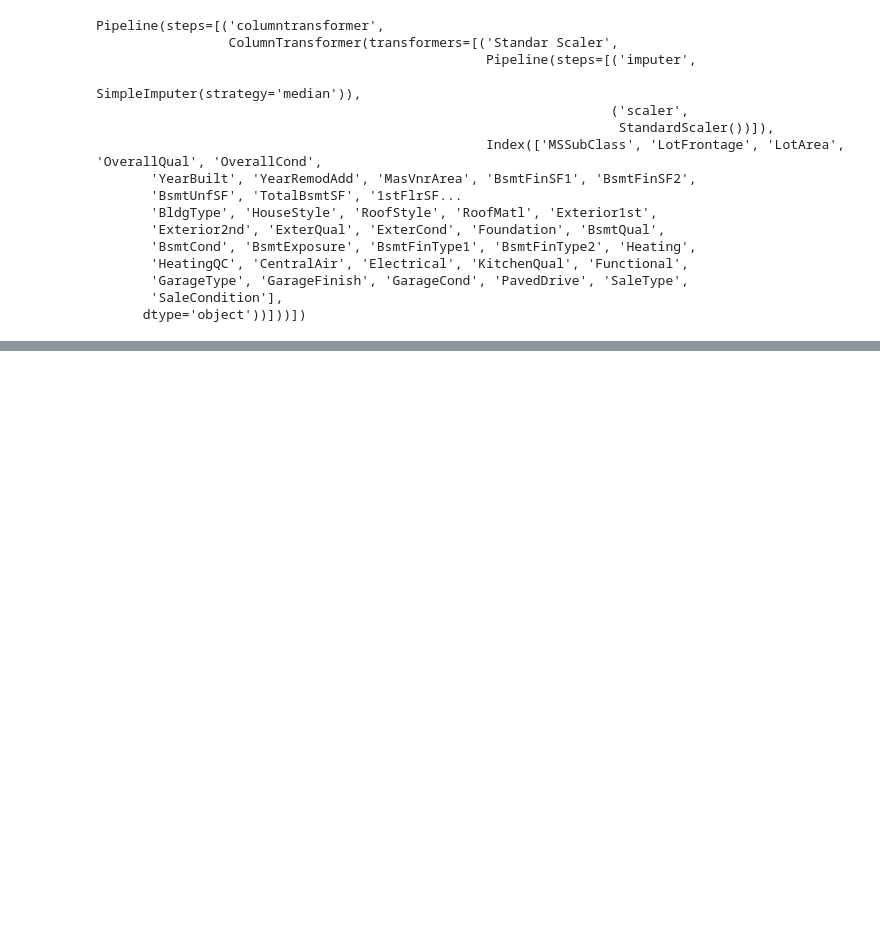
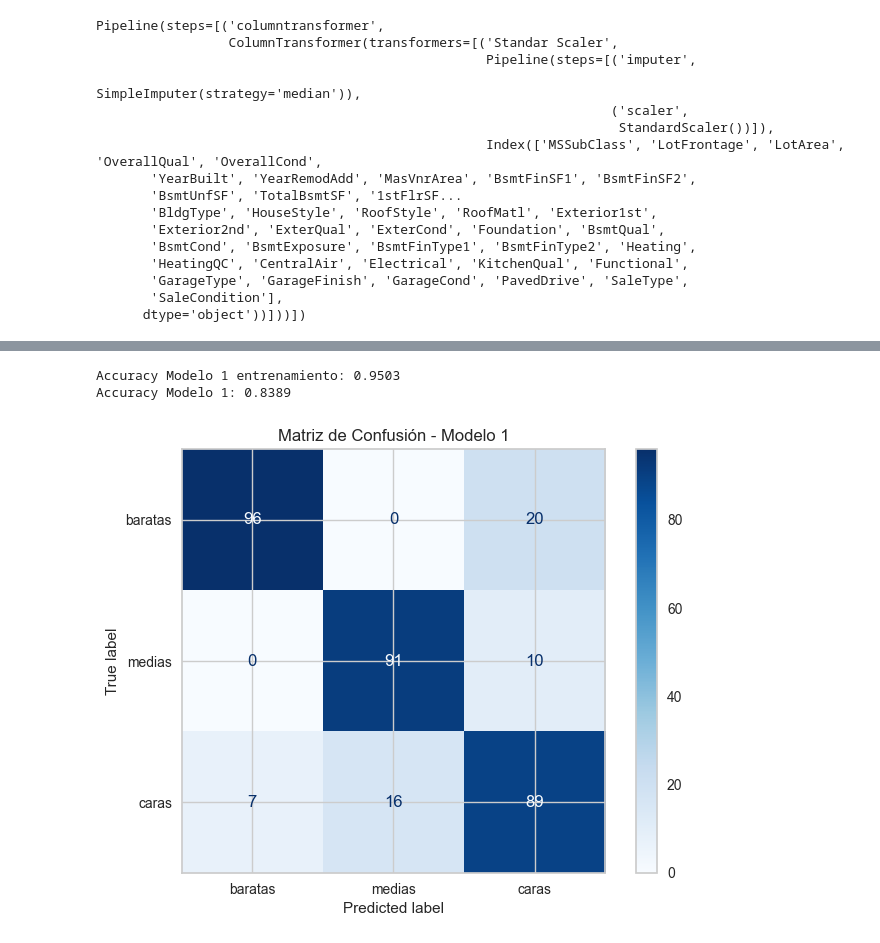
Before and after one commit to DanielRasho/MD-Proyecto2, a Jupyter notebook: RNA.ipynb, the cells around one changed output, grey strips where cells are left out. Saved outputs shown, nothing was run; the diff lists cells and outputs as text; code cells hidden in the pictures; blank space fills up the shorter version.

```diff
--- a/RNA.ipynb
+++ b/RNA.ipynb
@@ -329,0 +353,19 @@ plt.show()
+# %%
+mlp_pipeline_1 = Pipeline(steps=[
+    ("preprocessor", preprocessor),
+    ("classifier", MLPClassifier(activation="logistic", random_state=42, verbose=True))
+])
+
+param_grid_mejorado = {
+    'classifier__hidden_layer_sizes': [(5,), (6,), (5, 2)],
+    'classifier__learning_rate_init': [0.001, 0.005, 0.01],
+    'classifier__alpha': [0.0001, 0.001, 0.01],
+    'classifier__max_iter': [300, 500]
+}
+
+
+
+mlp_model_1 = GridSearchCV(mlp_pipeline_1, param_grid_mejorado, cv=5, scoring="accuracy", n_jobs=-1)
+mlp_model_1.fit(data_train, target_train)
+
+print("Mejor configuración Modelo 1:", mlp_model_1.best_params_)
@@ -329,0 +390,16 @@ plt.show()
+# %%
+y_pred_2 = mlp_model_1.predict(data_train)
+acc_2 = accuracy_score(target_train, y_pred_2)
+print(f"Accuracy Modelo 1 entrenamiento: {acc_2:.4f}")
+y_pred_1 = mlp_model_1.predict(data_test)
+acc_1 = accuracy_score(target_test, y_pred_1)
+print(f"Accuracy Modelo 1: {acc_1:.4f}")
+
+# Modelo 1
+ConfusionMatrixDisplay.from_estimator(mlp_model_1, data_test, target_test, display_labels=["baratas", "medias", "caras"], cmap="Blues")
+plt.title("Matriz de Confusión - Modelo 1")
+plt.show()
+# %% [output]
+Accuracy Modelo 1 entrenamiento: 0.9503
+Accuracy Modelo 1: 0.8389
+[figure, added]
```
Also changed, not shown: parts of 8 cells of this notebook.
